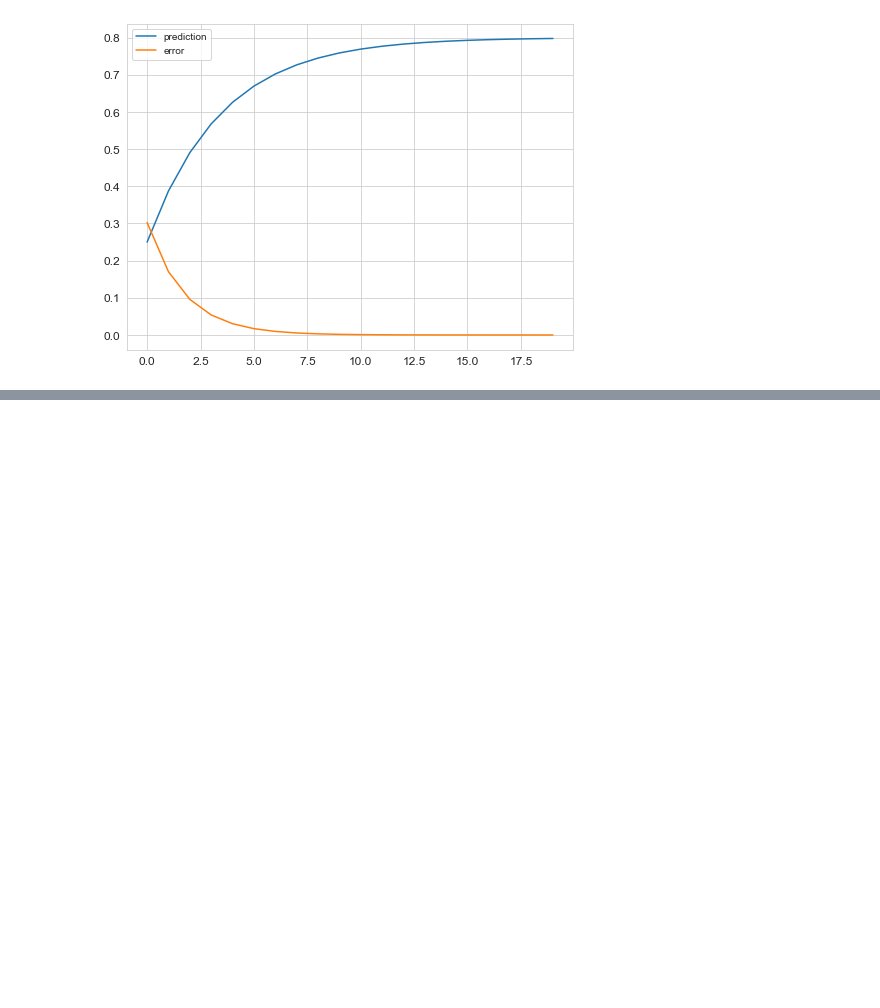
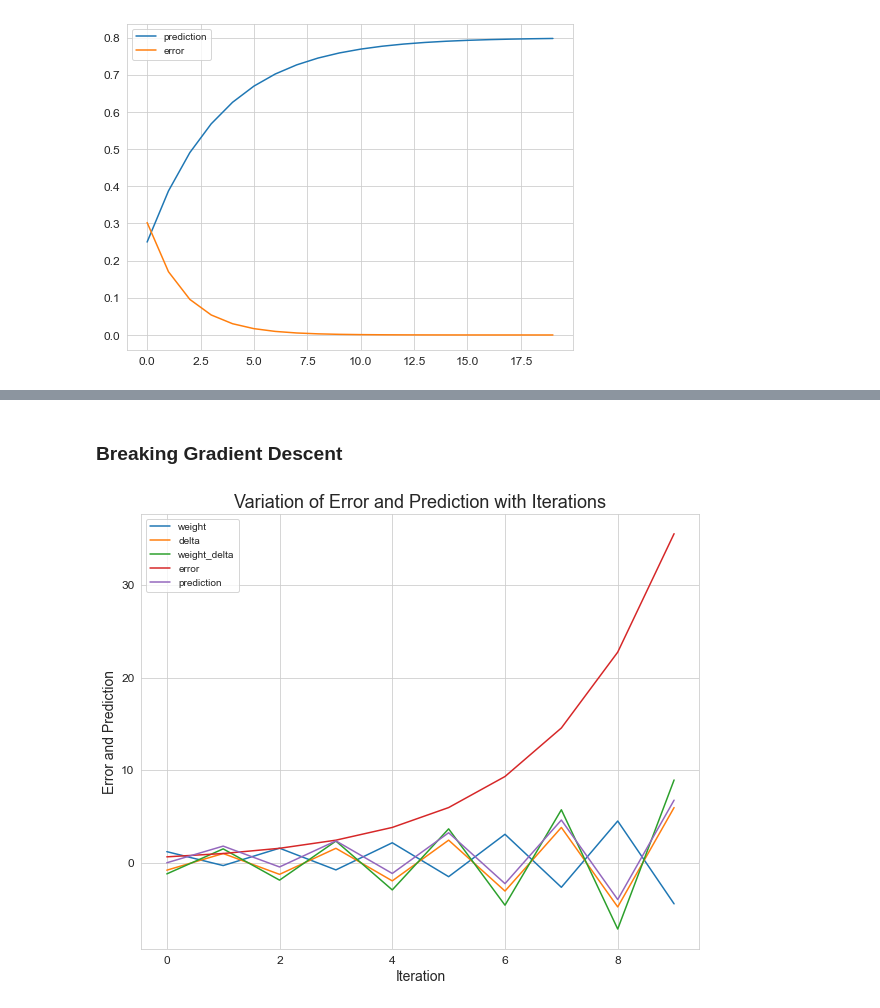
Before and after one commit to AnirbanDatta87/Python, a Jupyter notebook: Concepts/M13 - DL/ANN.ipynb, the cells around one changed output, grey strips where cells are left out. Saved outputs shown, nothing was run; the diff lists cells and outputs as text; code cells hidden in the pictures; blank space fills up the shorter version.

```diff
--- a/Concepts/M13 - DL/ANN.ipynb
+++ b/Concepts/M13 - DL/ANN.ipynb
@@ -559,0 +745,34 @@ err_df.plot(figsize=(8, 6));
+# %% [markdown]
+### Breaking Gradient Descent
+# %%
+weight = 0.0
+goal_pred = 0.8
+x = 1.5
+weight_lst, delta_lst, weight_delta_lst, error_lst, prediction_lst = [], [], [], [], []
+
+for iteration in range(10):
+    pred = x * weight
+    error = (pred - goal_pred) ** 2
+    delta = pred - goal_pred
+    weight_delta = delta * x
+    weight = weight - weight_delta
+    weight_lst.append(weight)
+    delta_lst.append(delta)
+    weight_delta_lst.append(weight_delta)
+    error_lst.append(error)
+    prediction_lst.append(pred)
+#     result_string = f'''
+#     Iteration: {iteration+1}
+#     Error: {error}  Delta: {delta} Prediction: {pred}
+#     '''
+#     print(result_string)
+
+err_df = pd.DataFrame(list(zip(weight_lst, delta_lst, weight_delta_lst, error_lst, prediction_lst)),
+                      columns=['weight','delta', 'weight_delta', 'error', 'prediction'])
+ax = err_df.plot(figsize=(10, 8), title = 'Variation of Error and Prediction with Iterations');
+ax.title.set_size(18)
+ax.set_xlabel("Iteration")
+ax.set_ylabel("Error and Prediction")
+plt.show()
+# %% [output]
+[figure, added]
```
Also changed, not shown: parts of 13 cells of this notebook.
